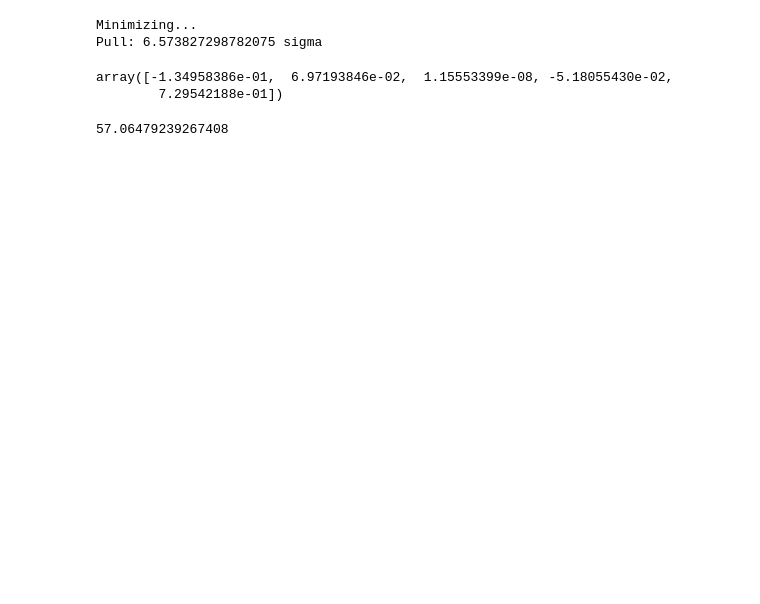
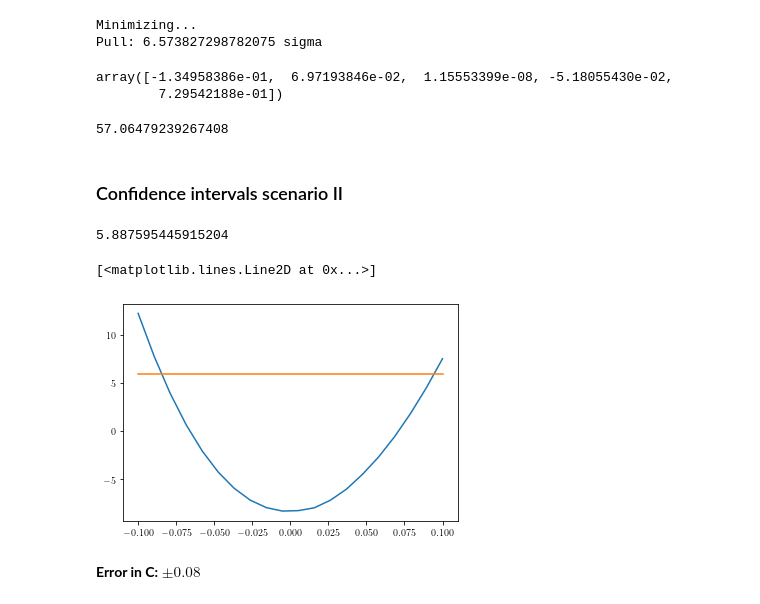
Before and after one commit to Jorge-Alda/SMEFT19, a Jupyter notebook: jupyter/PaperML/01_fits.ipynb, the cells around one changed output. Cells and saved outputs as stored; diff of their text form; code cells hidden in the pictures; blank space fills up the shorter version.

```diff
--- a/jupyter/PaperML/01_fits.ipynb
+++ b/jupyter/PaperML/01_fits.ipynb
@@ -46,3 +91,22 @@ array([-1.34958386e-01,  6.97193846e-02,  1.15553399e-08, -5.18055430e-02,
 # %%
 SMEFT19.ellipse.save(bf2, v2, d2, L2, '../../ellipses/rotBII.yaml', name='Mass Rotation fit, Scenario II',
                      fit='rotBII')
+# %% [markdown]
+### Confidence intervals scenario II
+# %%
+dchi = SMEFT19.SMEFTglob.smelli.flavio.statistics.functions.delta_chi2(1,5)
+dchi
+# %% [output]
+5.887595445915204
+# %%
+delta_C = []
+for err in np.linspace(-0.10, 0.10, 20):
+    delta_C.append(fit2(np.array(bf2) + np.array([err,0,0,0,0]))-L)
+# %%
+plt.plot(np.linspace(-0.10, 0.10, 20), delta_C)
+plt.plot([-0.1, 0.1], [dchi, dchi])
+# %% [output]
+[<matplotlib.lines.Line2D at 0x...>]
+[figure, added]
+# %% [markdown]
+**Error in C:** $\pm 0.08$
```
Also changed, not shown: parts of 29 cells of this notebook, 6 other files.
